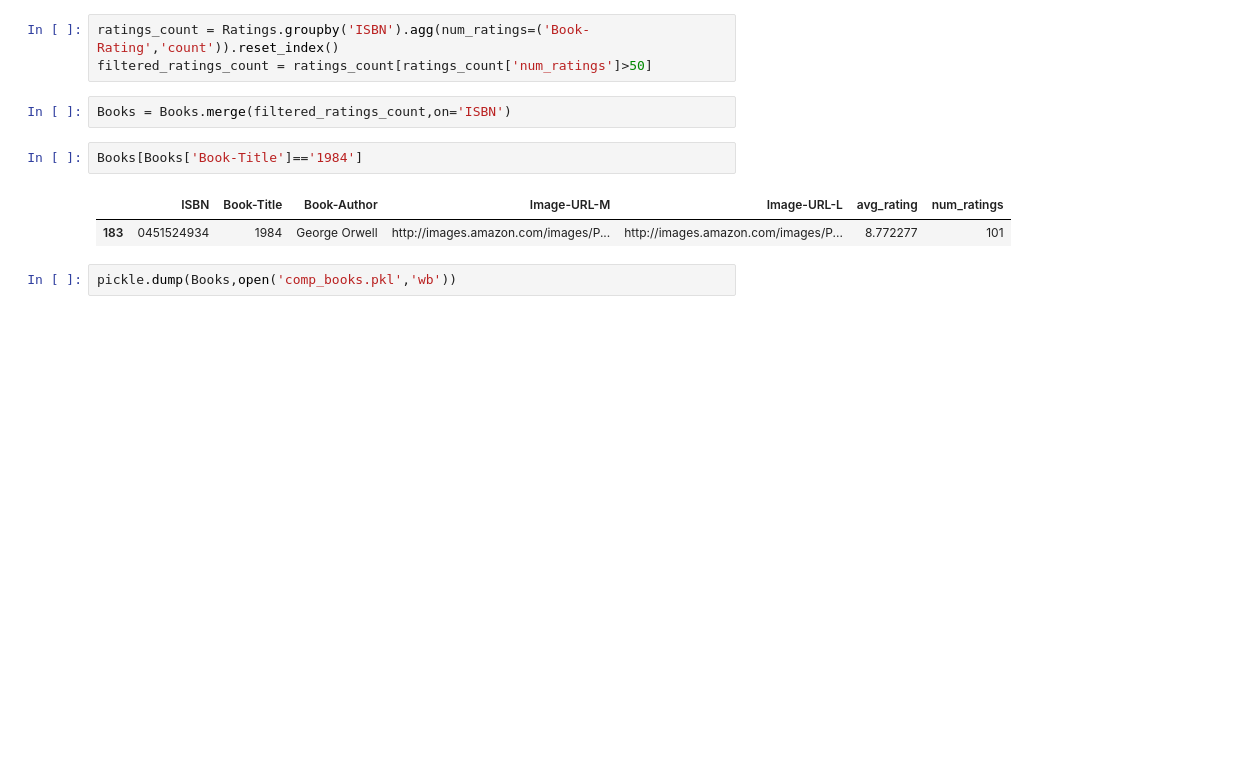
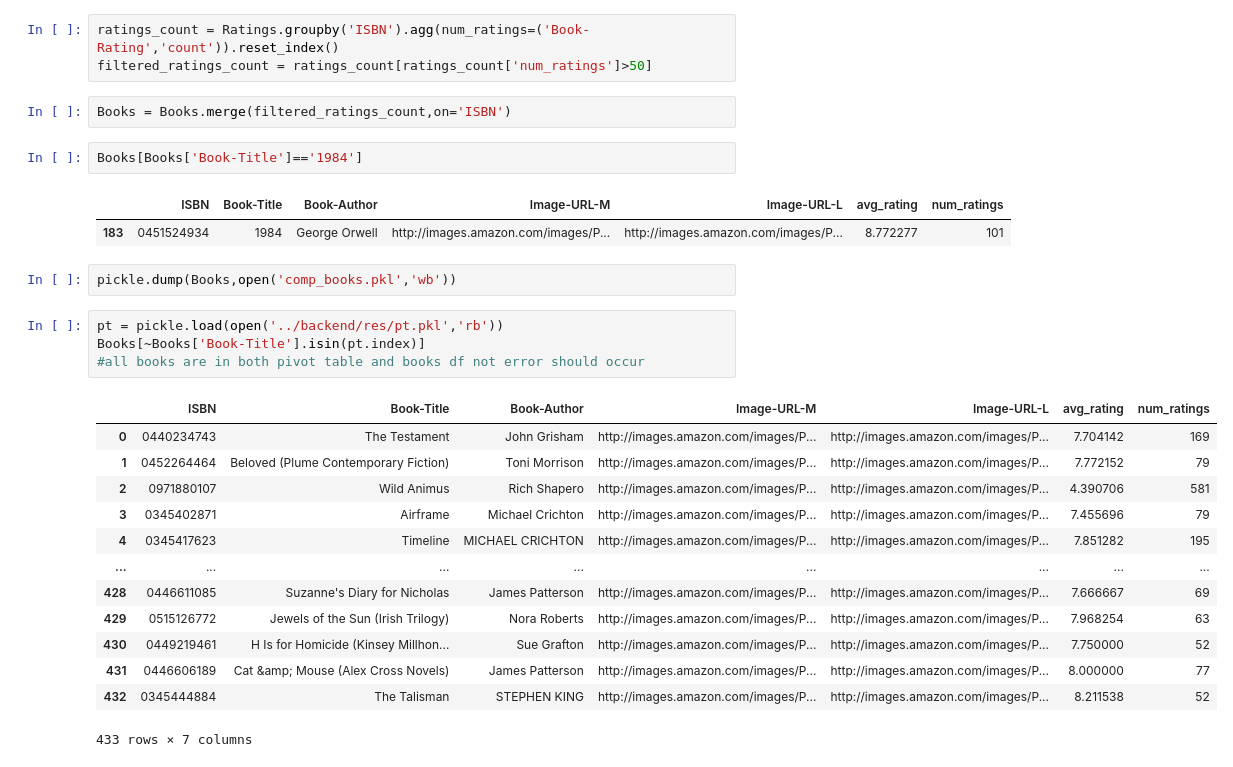
Before and after one commit to adavilalith/SmartReadsML, a Jupyter notebook: model/better_data_transformation.ipynb, the cells around one changed output. Drawn from its saved outputs; the diff is of its cells as text; blank space fills up the shorter version.

```diff
--- a/model/better_data_transformation.ipynb
+++ b/model/better_data_transformation.ipynb
@@ -115,3 +115,21 @@ Books[Books['Book-Title']=='1984']
 | 183 | 0451524934 | 1984 | George Orwell | http://images.amazon.com/images/P... | http://images.amazon.com/images/P... | 8.772277 | 101 |
 # %%
 pickle.dump(Books,open('comp_books.pkl','wb'))
+# %%
+pt = pickle.load(open('../backend/res/pt.pkl','rb'))
+Books[~Books['Book-Title'].isin(pt.index)]
+#all books are in both pivot table and books df not error should occur
+# %% [output]
+|  | ISBN | Book-Title | Book-Author | Image-URL-M | Image-URL-L | avg_rating | num_ratings |
+| 0 | 0440234743 | The Testament | John Grisham | http://images.amazon.com/images/P... | http://images.amazon.com/images/P... | 7.704142 | 169 |
+| 1 | 0452264464 | Beloved (Plume Contemporary Fiction) | Toni Morrison | http://images.amazon.com/images/P... | http://images.amazon.com/images/P... | 7.772152 | 79 |
+| 2 | 0971880107 | Wild Animus | Rich Shapero | http://images.amazon.com/images/P... | http://images.amazon.com/images/P... | 4.390706 | 581 |
+| 3 | 0345402871 | Airframe | Michael Crichton | http://images.amazon.com/images/P... | http://images.amazon.com/images/P... | 7.455696 | 79 |
+| 4 | 0345417623 | Timeline | MICHAEL CRICHTON | http://images.amazon.com/images/P... | http://images.amazon.com/images/P... | 7.851282 | 195 |
+| ... | ... | ... | ... | ... | ... | ... | ... |
+| 428 | 0446611085 | Suzanne's Diary for Nicholas | James Patterson | http://images.amazon.com/images/P... | http://images.amazon.com/images/P... | 7.666667 | 69 |
+| 429 | 0515126772 | Jewels of the Sun (Irish Trilogy) | Nora Roberts | http://images.amazon.com/images/P... | http://images.amazon.com/images/P... | 7.968254 | 63 |
+| 430 | 0449219461 | H Is for Homicide (Kinsey Millhon... | Sue Grafton | http://images.amazon.com/images/P... | http://images.amazon.com/images/P... | 7.750000 | 52 |
+| 431 | 0446606189 | Cat &amp; Mouse (Alex Cross Novels) | James Patterson | http://images.amazon.com/images/P... | http://images.amazon.com/images/P... | 8.000000 | 77 |
+| 432 | 0345444884 | The Talisman | STEPHEN KING | http://images.amazon.com/images/P... | http://images.amazon.com/images/P... | 8.211538 | 52 |
+433 rows × 7 columns
```
Also changed, not shown: parts of 3 cells of this notebook.
